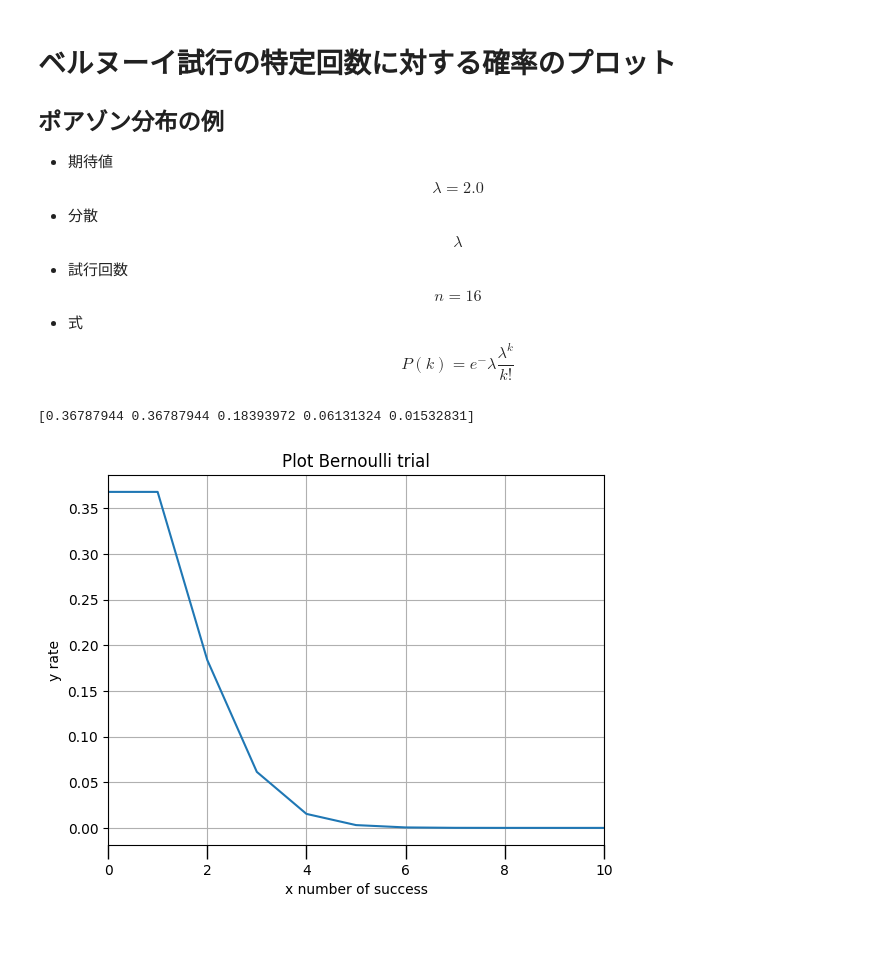
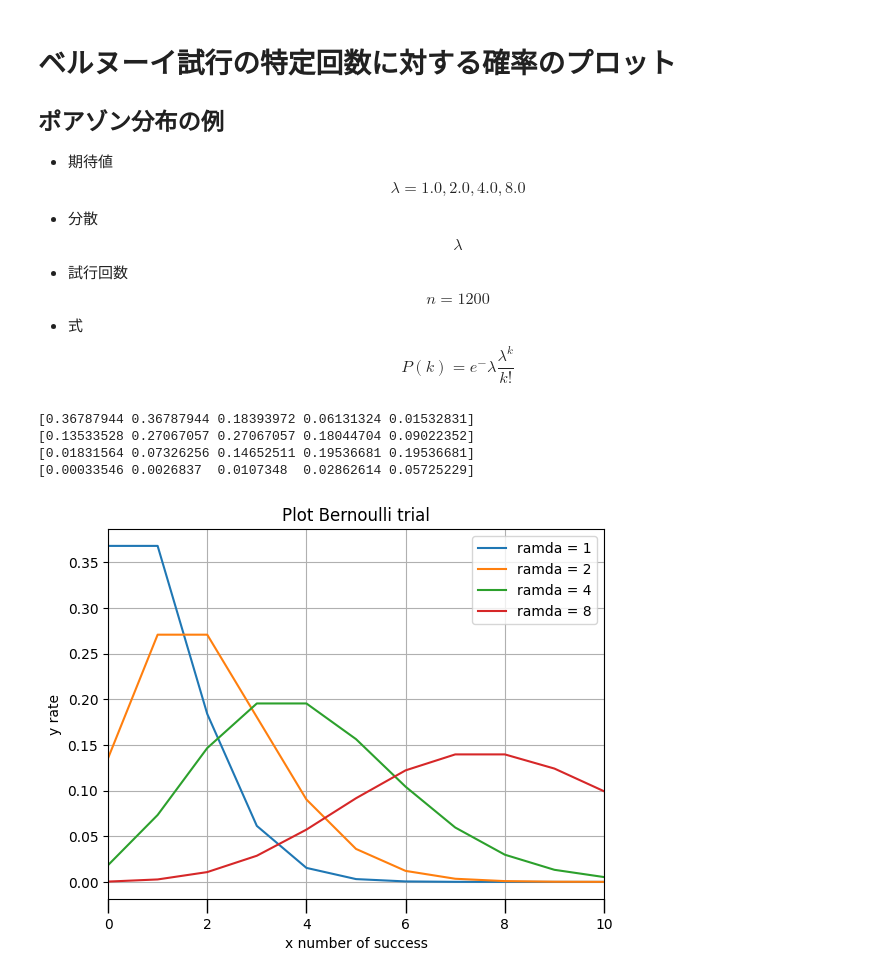
Before and after one commit to zfukuoka/SimpleTrialPython, a Jupyter notebook: BernoulliTrialPlot01.ipynb, the cells around one changed output. Saved outputs shown, nothing was run; the diff lists cells and outputs as text; code cells hidden in the pictures; blank space fills up the shorter version.

```diff
--- a/BernoulliTrialPlot01.ipynb
+++ b/BernoulliTrialPlot01.ipynb
@@ -5,9 +5,9 @@
 
 ## ポアゾン分布の例
 
-* 期待値 $$ λ = 2.0$$
+* 期待値 $$ λ = 1.0, 2.0, 4.0, 8.0 $$
 * 分散 $$ \lambda $$
-* 試行回数 $$ n = 16 $$
+* 試行回数 $$ n = 1200 $$
 * 式 $$ P(k) = e^-λ \frac{λ^k}{k!} $$
 # %%
 # ベルヌーイ試行の特定回数に対する確率のプロット
@@ -22,33 +22,52 @@ numberOfTrial = 1200
 
 # 試行の確率
 rate = 1/1200
 ramda = rate * numberOfTrial
+rate_b = 1/600
+ramda_b = rate_b * numberOfTrial
+rate_c = 1/300
+ramda_c = rate_c * numberOfTrial
+rate_d = 1/150
+ramda_d = rate_d * numberOfTrial
 # print(ramda)
 
 # 横軸の成功回数を試行回数分生成
 # x = np.linspace(0, numberOfTrial, numberOfTrial+1)
 x = np.arange(0, numberOfTrial+1)
 
 # 予め階乗を算出したうえで、ポアゾン分布の式を当てはめ
 # factorials = np.array([math.factorial(i) for i in x])
 factorials = scipy.special.factorial(x)
 y = np.exp(ramda * -1) * np.power(ramda, x) / factorials
+y_b = np.exp(ramda_b * -1) * np.power(ramda_b, x) / factorials
+y_c = np.exp(ramda_c * -1) * np.power(ramda_c, x) / factorials
+y_d = np.exp(ramda_d * -1) * np.power(ramda_d, x) / factorials
 
 # print(y.dtype)
 # print(x.shape)
 # print(y.shape)
-# print(y[0:5])
+print(y[0:5])
+print(y_b[0:5])
+print(y_c[0:5])
+print(y_d[0:5])
 
 # 横軸を成功回数、縦軸に割合でプロット
-plt.plot(x, y)
+plt.plot(x, y, label="ramda = 1")
+plt.plot(x, y_b, label="ramda = 2")
+plt.plot(x, y_c, label="ramda = 4")
+plt.plot(x, y_d, label="ramda = 8")
+plt.legend()
 plt.xlabel("x number of success")
 plt.ylabel("y rate")
 plt.xlim(0, 10)
 plt.title("Plot Bernoulli trial")
 plt.tick_params(axis='x', which='major', width=1, length=10)
 plt.tick_params(axis='x', which='minor', width=1, length=1)
 plt.grid(True)
 plt.show()
 # %% [output]
 [0.36787944 0.36787944 0.18393972 0.06131324 0.01532831]
+[0.13533528 0.27067057 0.27067057 0.18044704 0.09022352]
+[0.01831564 0.07326256 0.14652511 0.19536681 0.19536681]
+[0.00033546 0.0026837  0.0107348  0.02862614 0.05725229]
-[figure, old version]
+[figure, new version]
```
